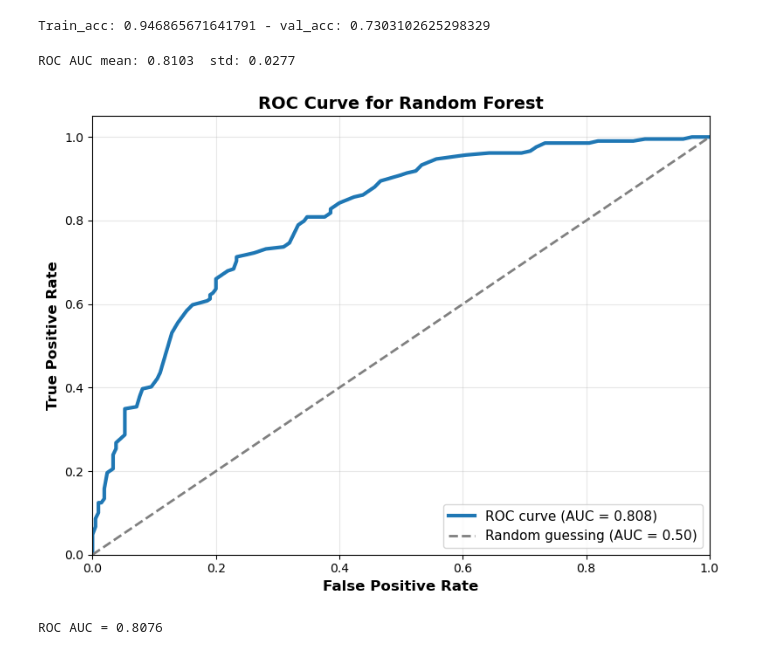
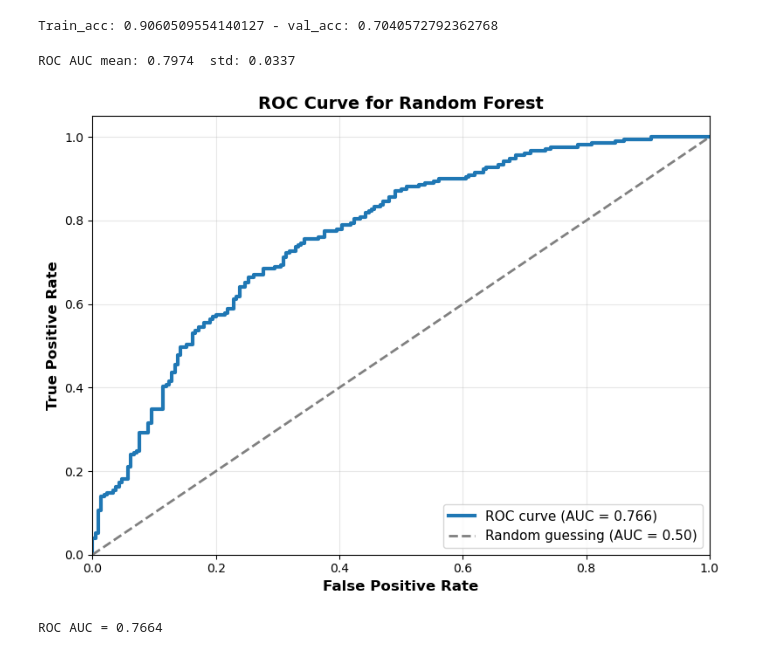
Before and after one commit to FrejaITU/2026_PDS_Whales_Also_Have_Skin_Lesions, a Jupyter notebook: src/Model evaluation/random_forest.ipynb, the cells around one changed output. Drawn from its saved outputs; the diff is of its cells as text; code cells hidden in the pictures.

Commit message:
Touched up on different evaluation models

```diff
--- a/src/Model evaluation/random_forest.ipynb
+++ b/src/Model evaluation/random_forest.ipynb
@@ -12,15 +38,21 @@ y = df['skin_cancer_diagnosis']
 # %%
-X= df[['lesion_green_share', 'mabrouk_asymmetry_score', 'saturation_variance',
-       'melanoma_color_count', 'convexity_score', 'avg_asymmetry_score',
-       'lesion_red_share', 'worst_score', 'lesion_skin_green_diff',
-       'lesion_skin_red_diff']]
+X= df[['lesion_green_share', 'saturation_variance', 'melanoma_color_count',
+       'mabrouk_asymmetry_score', 'avg_asymmetry_score', 'worst_score',
+       'convexity_score', 'lesion_red_share', 'lesion_skin_green_diff',
+       'Polsby-Popper']]
 
 y = df['skin_cancer_diagnosis']
 # %%
 from sklearn.model_selection import train_test_split
 
+# First split: hold out validation set
+X_traintest, X_val, y_traintest, y_val = train_test_split(
+    X, y, test_size= 0.2, random_state=42, stratify=y
+)
+
+# Second split: split remaining data into train and test
 X_train, X_test, y_train, y_test = train_test_split(
-    X, y, test_size=0.2, random_state=42, stratify=y
+    X_traintest, y_traintest, test_size= 0.25, random_state=42, stratify=y_traintest
 )
 # %%
 import numpy as np
@@ -143,15 +175,15 @@ max_depths = None - Train_acc: 1.0 - val_acc: 0.7303102625298329
 # %%
-random_forest = RandomForestClassifier(n_estimators= 50,
-                                           max_depth= 10,
+random_forest = RandomForestClassifier(n_estimators= 500,
+                                           max_depth= 8,
                                            random_state= 42,
-                                        class_weight='balanced',
+                                        class_weight={0: 1, 1: 1.5}
 
                                            )
 random_forest.fit(X_train, y_train)
 
 print(f"Train_acc: {random_forest.score(X_train, y_train)} - val_acc: {random_forest.score(X_test, y_test)}")
 # %% [output]
-Train_acc: 0.946865671641791 - val_acc: 0.7303102625298329
+Train_acc: 0.9060509554140127 - val_acc: 0.7040572792362768
 # %%
 from sklearn.ensemble import RandomForestClassifier
 from sklearn.model_selection import StratifiedKFold, cross_val_score
@@ -159,10 +191,10 @@ from sklearn.model_selection import StratifiedKFold, cross_val_score
 cv = StratifiedKFold(n_splits=5, shuffle=True, random_state=42)
 
 model = RandomForestClassifier(
-    n_estimators=50,
-    max_depth=10,
+    n_estimators=500,
+    max_depth=8,
     random_state=42,
-    class_weight='balanced'
+    class_weight={0: 1, 1: 1.5}
 )
 
 # cross-validated ROC AUC
@@ -170,34 +202,37 @@ scores = cross_val_score(model, X_train, y_train, cv=cv, scoring='roc_auc', n_jo
 
 print(f"ROC AUC mean: {scores.mean():.4f}  std: {scores.std():.4f}")
 # %% [output]
-ROC AUC mean: 0.8103  std: 0.0277
+ROC AUC mean: 0.7974  std: 0.0337
 # %%
 # Plot ROC curve for the Random Forest model
 import matplotlib.pyplot as plt
 from sklearn.metrics import roc_curve
 from sklearn.metrics import auc
+
+model.fit(X_train, y_train)
+y_pred_proba = model.predict_proba(X_test)[:, 1]
 
 fpr, tpr, thresholds = roc_curve(y_test, y_pred_proba)
 roc_auc_value = auc(fpr, tpr)
 
 plt.figure(figsize=(8, 6))
 plt.plot(fpr, tpr, color='#1f77b4', linewidth=3, label=f'ROC curve (AUC = {roc_auc_value:.3f})')
 plt.plot([0, 1], [0, 1], color='gray', linestyle='--', linewidth=2, label='Random guessing (AUC = 0.50)')
 
 plt.xlabel('False Positive Rate', fontsize=12, fontweight='bold')
 plt.ylabel('True Positive Rate', fontsize=12, fontweight='bold')
 plt.title('ROC Curve for Random Forest', fontsize=14, fontweight='bold')
 plt.legend(loc='lower right', fontsize=11)
 plt.grid(alpha=0.3)
 plt.xlim([0.0, 1.0])
 plt.ylim([0.0, 1.05])
 plt.tight_layout()
 plt.show()
 
 print(f'ROC AUC = {roc_auc_value:.4f}')
 # %% [output]
-[figure, old version]
+[figure, new version]
-ROC AUC = 0.8076
+ROC AUC = 0.7664
 # %%
 from sklearn.metrics import confusion_matrix, classification_report
 import seaborn as sns
```
Also changed, not shown: parts of 8 cells of this notebook, 2 other files.
